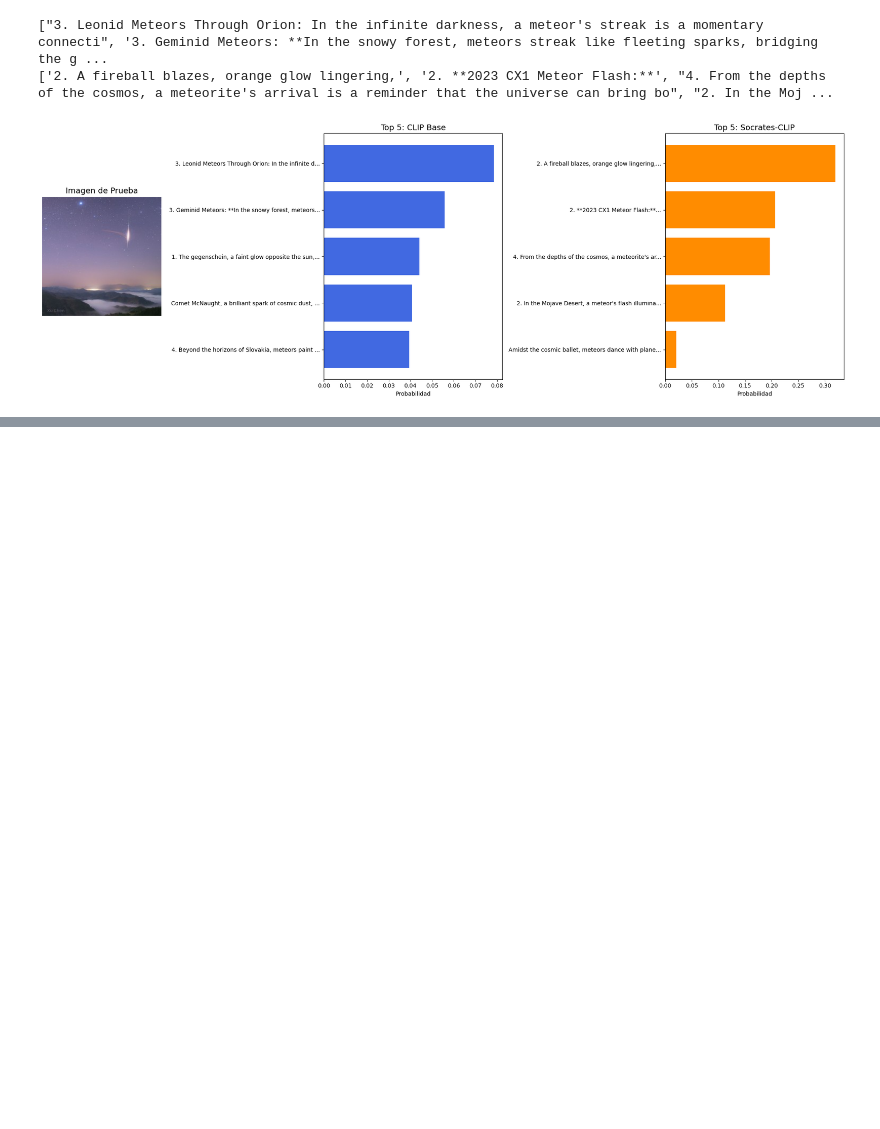
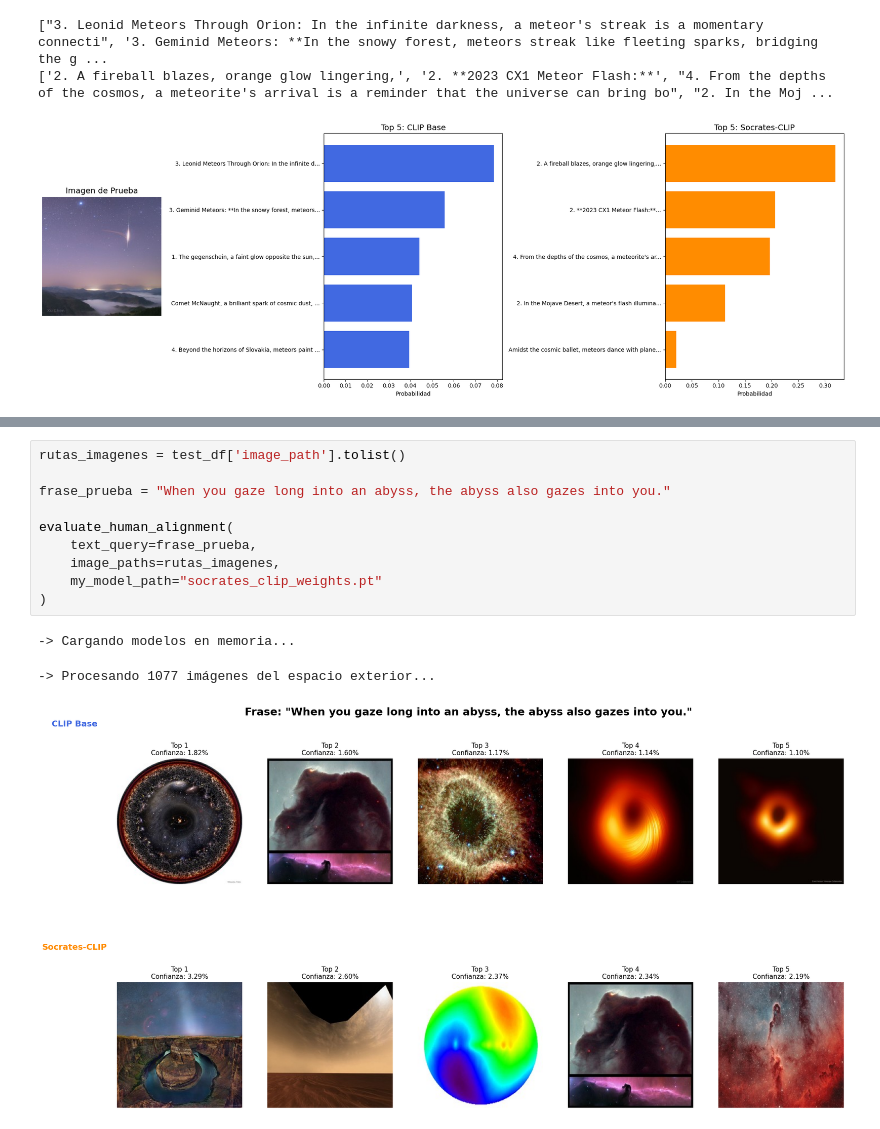
Before and after one commit to JJCG25/Socrates_clip, a Jupyter notebook: apod.ipynb, the cells around one changed output, grey strips where cells are left out. Saved outputs shown, nothing was run; the diff lists cells and outputs as text; blank space fills up the shorter version.

```diff
--- a/apod.ipynb
+++ b/apod.ipynb
@@ -346,0 +1502,14 @@ compare_models("apod_images_224/2026-01-12.jpg", corpus, "socrates_clip_weights.
+# %%
+rutas_imagenes = test_df['image_path'].tolist()
+
+frase_prueba = "When you gaze long into an abyss, the abyss also gazes into you."
+
+evaluate_human_alignment(
+    text_query=frase_prueba,
+    image_paths=rutas_imagenes,
+    my_model_path="socrates_clip_weights.pt"
+)
+# %% [output]
+-> Cargando modelos en memoria...
+-> Procesando 1077 imágenes del espacio exterior...
+[figure, added]
```
Also changed, not shown: parts of 28 cells of this notebook.
